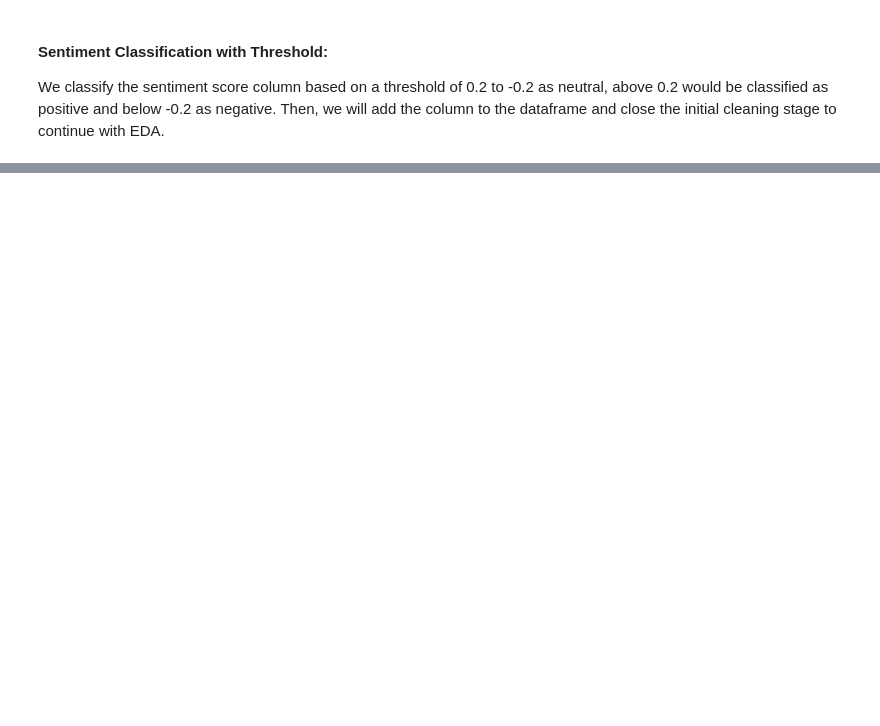
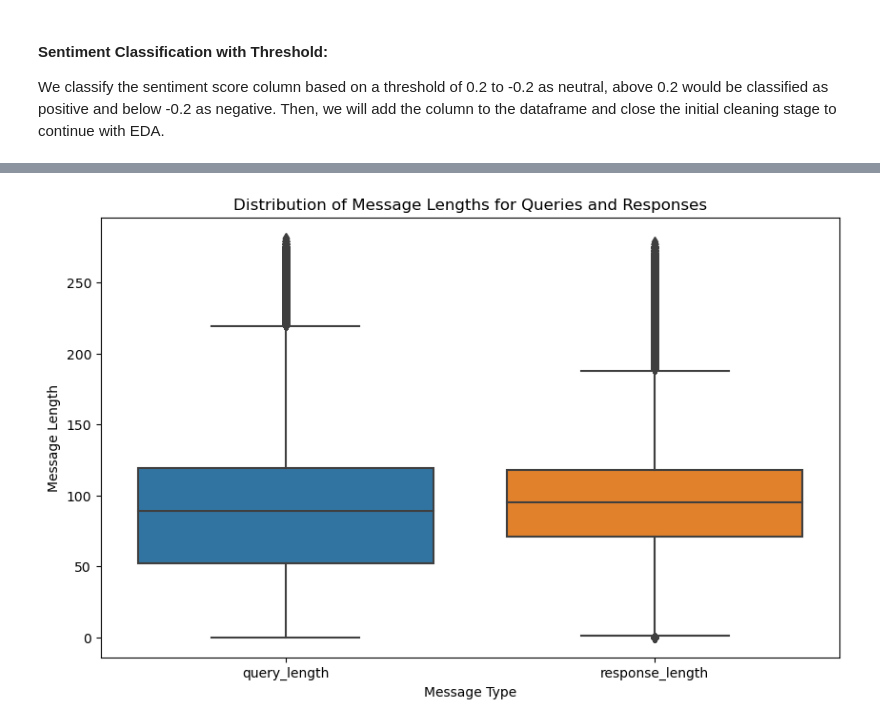
Before and after one commit to CamiloDS16/nlp-sentiment-analysis-X-csupport, a Jupyter notebook: notebooks/data-wrangling-cleaning.ipynb, the cells around one changed output, grey strips where cells are left out. Saved outputs shown, nothing was run; the diff lists cells and outputs as text; code cells hidden in the pictures; blank space fills up the shorter version.

```diff
--- a/notebooks/data-wrangling-cleaning.ipynb
+++ b/notebooks/data-wrangling-cleaning.ipynb
@@ -706,0 +500,33 @@ df = assign_topics(df, best_model, dictionary)
+# %%
+# function to display distribution of texts length
+def plot_message_length_descriptions(df, query_column, response_column):
+    """
+    Plot the descriptive statistics of message lengths for queries and responses.
+    Args:
+    df (pd.DataFrame): DataFrame containing the data.
+    query_column (str): Column name for query texts.
+    response_column (str): Column name for response texts.
+    """
+    try:
+        # Calculate message lengths
+        df['query_length'] = df[query_column].str.len()
+        df['response_length'] = df[response_column].str.len()
+
+        # Prepare DataFrame for plotting
+        length_df = df[['query_length', 'response_length']].melt(var_name='Type', value_name='Length')
+
+        # Plotting
+        plt.figure(figsize=(10, 6))
+        sns.boxplot(x='Type', y='Length', data=length_df)
+        plt.title('Distribution of Message Lengths for Queries and Responses')
+        plt.ylabel('Message Length')
+        plt.xlabel('Message Type')
+        plt.show()
+
+    except Exception as e:
+        print(f"Error in plotting message length descriptions: {e}")
+
+# Applying the function
+plot_message_length_descriptions(df, 'query_text', 'response_text')
+# %% [output]
+[figure, added]
```
Also changed, not shown: parts of 46 cells of this notebook, 2 other files.
